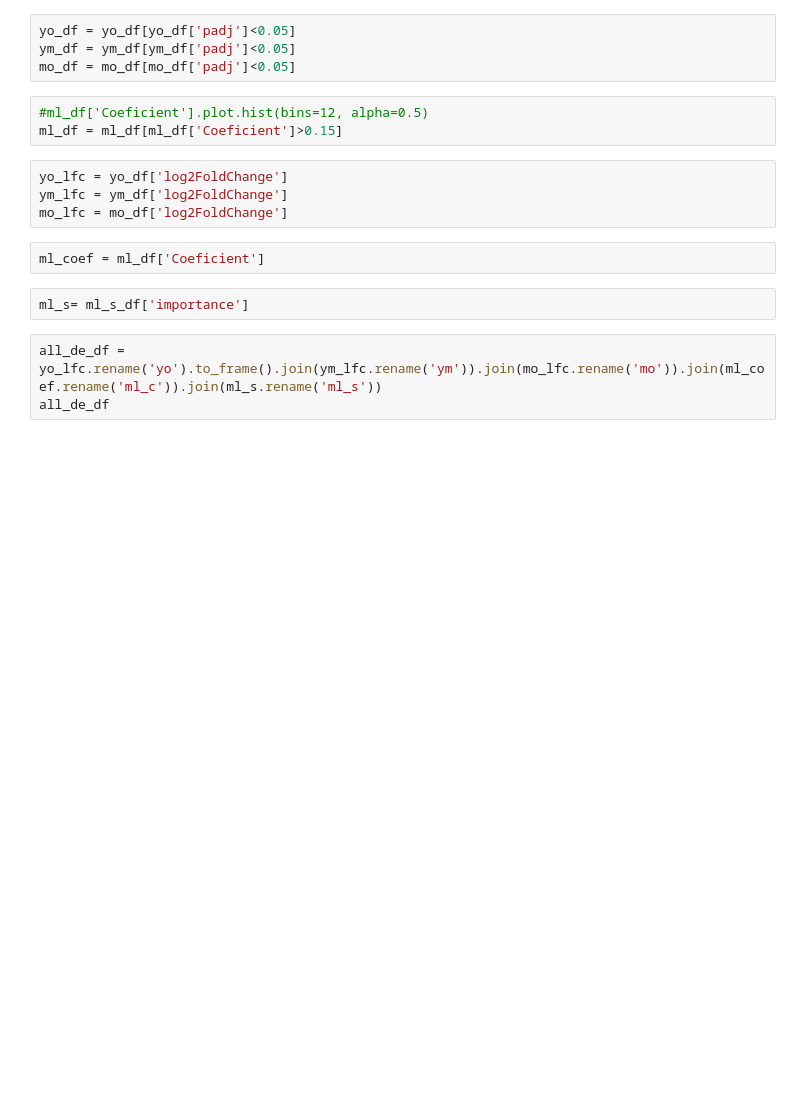
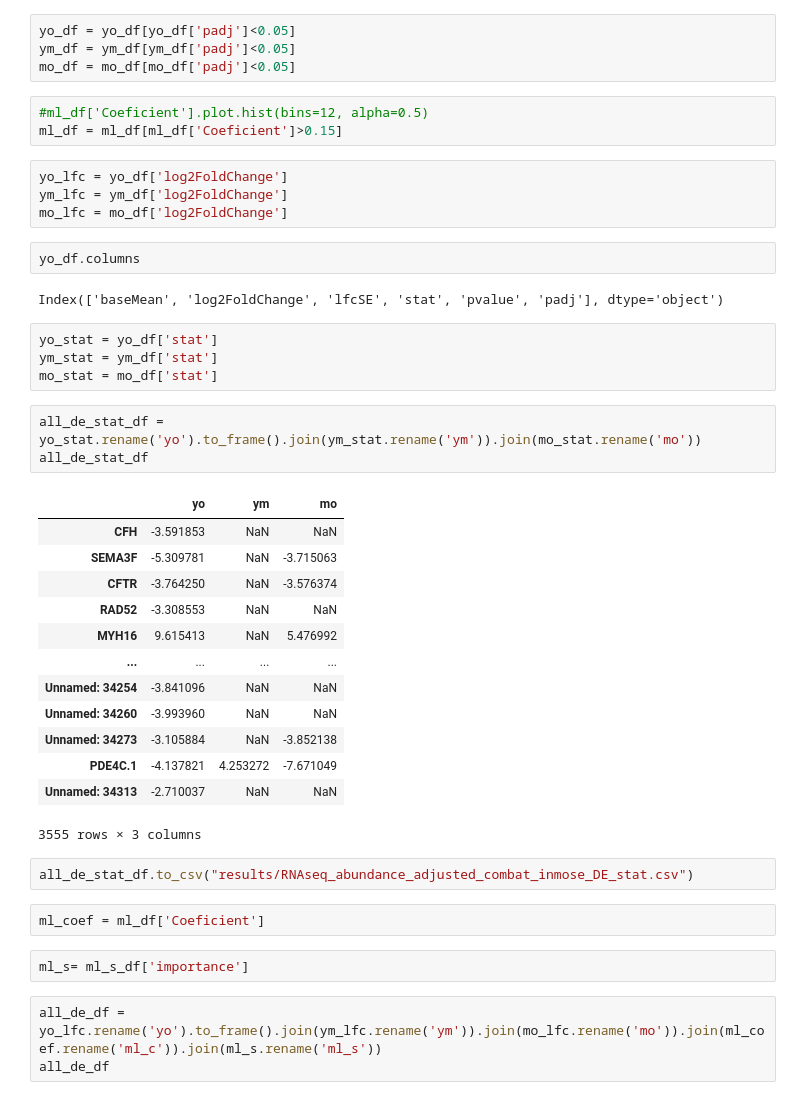
Before and after one commit to GuerreroVazquez/Transcription_factor_analysis, a Jupyter notebook: notebooks/Combine_DDSs.ipynb, the cells around one changed output. Saved outputs shown, nothing was run; the diff lists cells and outputs as text; blank space fills up the shorter version.

```diff
--- a/notebooks/Combine_DDSs.ipynb
+++ b/notebooks/Combine_DDSs.ipynb
@@ -29,6 +29,33 @@ ml_df = ml_df[ml_df['Coeficient']>0.15]
 yo_lfc = yo_df['log2FoldChange']
 ym_lfc = ym_df['log2FoldChange']
 mo_lfc = mo_df['log2FoldChange']
+# %%
+yo_df.columns
+# %% [output]
+Index(['baseMean', 'log2FoldChange', 'lfcSE', 'stat', 'pvalue', 'padj'], dtype='object')
+# %%
+yo_stat = yo_df['stat']
+ym_stat = ym_df['stat']
+mo_stat = mo_df['stat']
+# %%
+all_de_stat_df = yo_stat.rename('yo').to_frame().join(ym_stat.rename('ym')).join(mo_stat.rename('mo'))
+all_de_stat_df
+# %% [output]
+|  | yo | ym | mo |
+| CFH | -3.591853 | NaN | NaN |
+| SEMA3F | -5.309781 | NaN | -3.715063 |
+| CFTR | -3.764250 | NaN | -3.576374 |
+| RAD52 | -3.308553 | NaN | NaN |
+| MYH16 | 9.615413 | NaN | 5.476992 |
+| ... | ... | ... | ... |
+| Unnamed: 34254 | -3.841096 | NaN | NaN |
+| Unnamed: 34260 | -3.993960 | NaN | NaN |
+| Unnamed: 34273 | -3.105884 | NaN | -3.852138 |
+| PDE4C.1 | -4.137821 | 4.253272 | -7.671049 |
+| Unnamed: 34313 | -2.710037 | NaN | NaN |
+3555 rows × 3 columns
+# %%
+all_de_stat_df.to_csv("results/RNAseq_abundance_adjusted_combat_inmose_DE_stat.csv")
 # %%
 ml_coef = ml_df['Coeficient']
 # %%
```
Also changed, not shown: 7 other files.
